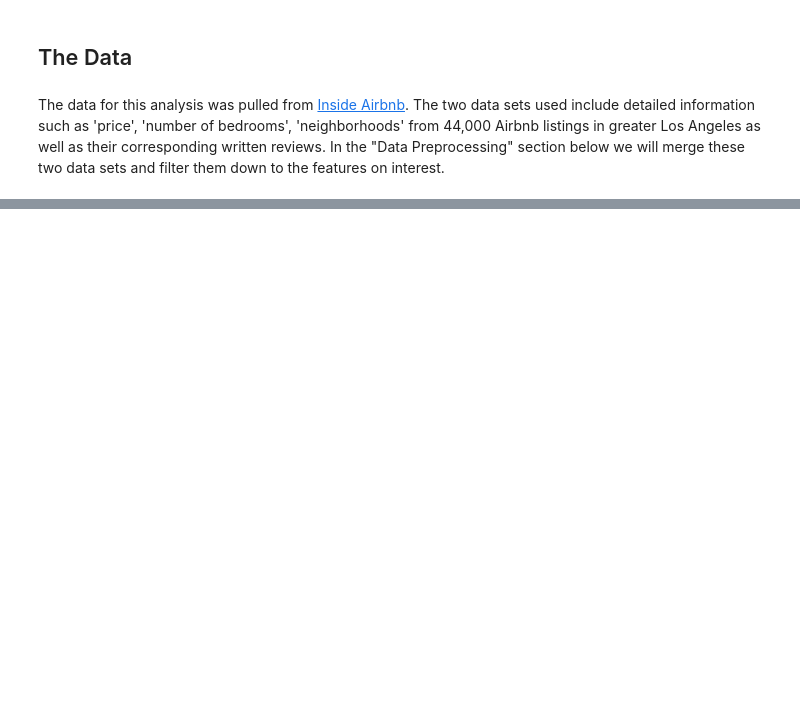
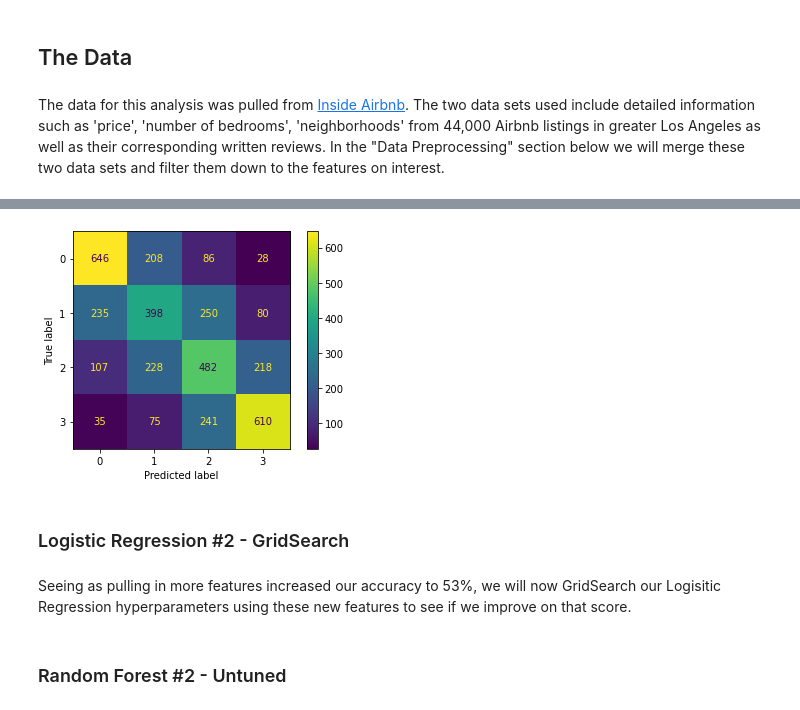
Before and after one commit to jfbr1283/Airbnb_Reviews_Analysis, a Jupyter notebook: working_notebooks/airbnb_nlp_reviews.ipynb, the cells around one changed output, grey strips where cells are left out. Saved outputs shown, nothing was run; the diff lists cells and outputs as text; code cells hidden in the pictures; blank space fills up the shorter version.

```diff
--- a/working_notebooks/airbnb_nlp_reviews.ipynb
+++ b/working_notebooks/airbnb_nlp_reviews.ipynb
@@ -703,0 +52,3 @@ forest_grid.best_score_
+# %%
+# reading in our cleaned and processed data frame
+df_processed = pd.read_csv('../data/processed_a.csv')
@@ -703,0 +308,11 @@ forest_grid.best_score_
+# %%
+#train test split
+X = df_processed[["processed_reviews", "review_scores_rating", "neighborhood"]]
+y = df_processed["price_range"]
+
+X_train2, X_test2, y_train2, y_test2 = train_test_split(
+    X, y, test_size=0.25, random_state=42
+)
+
+#sanity check shape
+X_train2.shape, X_test2.shape, y_train2.shape, y_test2.shape
@@ -703,0 +325,9 @@ forest_grid.best_score_
+# %%
+# Creating column transformer for text and categorical data
+text_pipeline = Pipeline(steps=[('vec', TfidfVectorizer())])
+
+categorical_pipeline = Pipeline(steps=[('ohe', OneHotEncoder(sparse_output=False, handle_unknown='ignore'))])
+
+transformer = ColumnTransformer(transformers=[
+    ('text', text_pipeline, 'processed_reviews'),
+    ('cat', categorical_pipeline, ['neighborhood'])], remainder='passthrough')
@@ -703,0 +338,15 @@ forest_grid.best_score_
+# %%
+# instantiate pipeline for Logistic Regression with ColumnTransformer
+pipe_log2 = Pipeline([("col_tr", transformer), ("log", LogisticRegression(multi_class= 'multinomial', max_iter=10000))])
+
+# cross-validate & return scores
+lr_scores2 = cross_validate(pipe_log2, X_train2, y_train2,
+                        cv=5, return_train_score=True, verbose=3, n_jobs=-3)
+
+# print results
+print(lr_scores2)
+print(lr_scores2['test_score'].mean())
+print(lr_scores2['train_score'].mean())
+
+# Cross-Validation Test Accuracy Score: 52.97%
+# Cross-Validation Train Accuracy Score: 83.86%
@@ -703,0 +360,12 @@ forest_grid.best_score_
+# %%
+#plot confusion matrix
+y_pred_log_cv = cross_val_predict(pipe_log2, X_train2, y_train2, cv=5)
+
+log_matrix = confusion_matrix(y_train2, y_pred_log_cv)
+ConfusionMatrixDisplay(log_matrix).plot();
+# %% [output]
+[figure, added]
+# %% [markdown]
+### Logistic Regression #2 - GridSearch
+# %% [markdown]
+Seeing as pulling in more features increased our accuracy to 53%, we will now GridSearch our Logisitic Regression hyperparameters using these new features to see if we improve on that score.
@@ -703,0 +394,2 @@ forest_grid.best_score_
+# %% [markdown]
+### Random Forest #2 - Untuned
```
Also changed, not shown: parts of 177 cells of this notebook, 1 other file.
